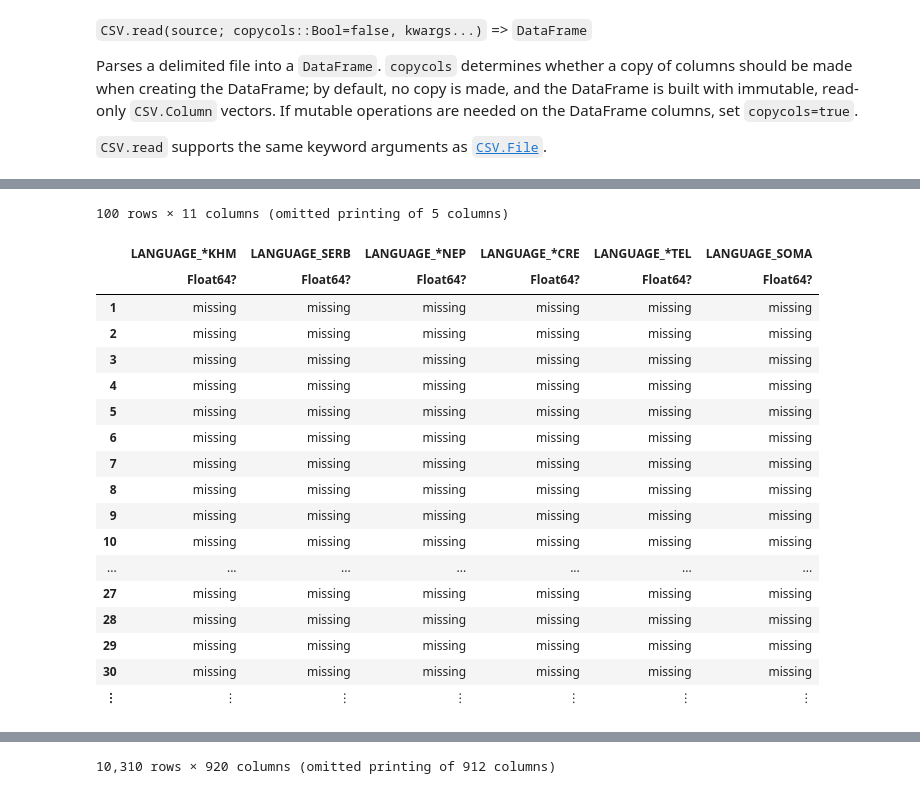
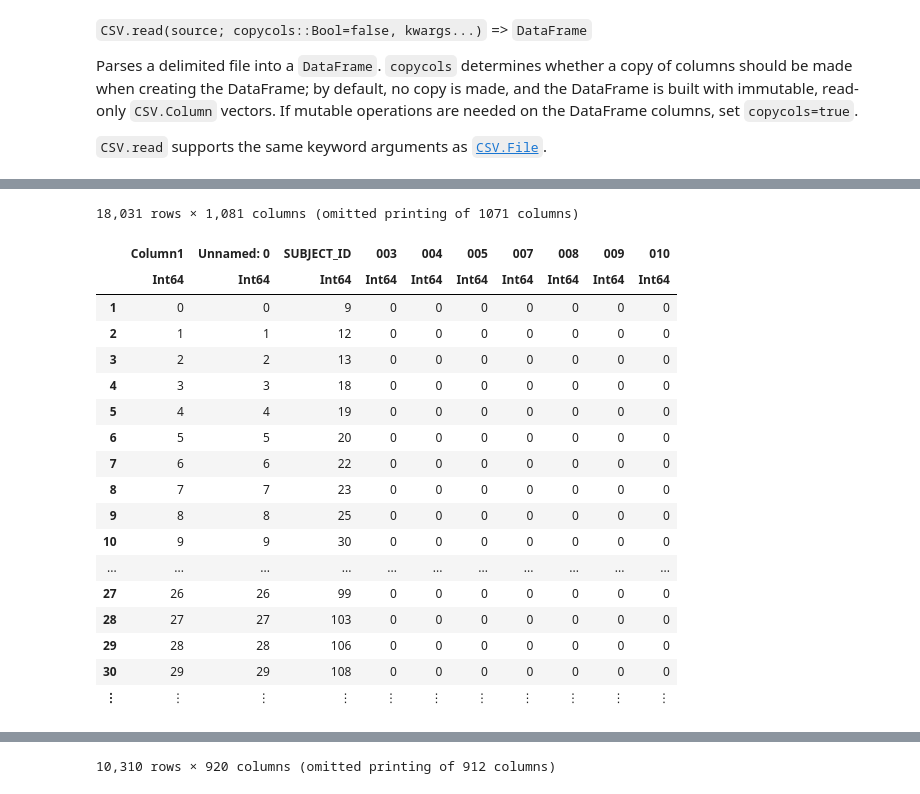
Before and after one commit to kathy908000/Health-Care-Research, a Jupyter notebook: code/glrm_kmeans_hypertension.ipynb, the cells around one changed output, grey strips where cells are left out. Cells and saved outputs as stored; diff of their text form; code cells hidden in the pictures.

```diff
--- a/code/glrm_kmeans_hypertension.ipynb
+++ b/code/glrm_kmeans_hypertension.ipynb
@@ -17,3 +73,25 @@ Parses a delimited file into a `DataFrame`. `copycols` determines whether a copy
+# %%
+hyper = CSV.read("../data/Hypertension_Numerical_Final.csv")
+# %% [output]
+18,031 rows × 1,081 columns (omitted printing of 1071 columns)
+|  | Column1 | Unnamed: 0 | SUBJECT_ID | 003 | 004 | 005 | 007 | 008 | 009 | 010 |
+|  | Int64 | Int64 | Int64 | Int64 | Int64 | Int64 | Int64 | Int64 | Int64 | Int64 |
+| 1 | 0 | 0 | 9 | 0 | 0 | 0 | 0 | 0 | 0 | 0 |
+| 2 | 1 | 1 | 12 | 0 | 0 | 0 | 0 | 0 | 0 | 0 |
+| 3 | 2 | 2 | 13 | 0 | 0 | 0 | 0 | 0 | 0 | 0 |
+| 4 | 3 | 3 | 18 | 0 | 0 | 0 | 0 | 0 | 0 | 0 |
+| 5 | 4 | 4 | 19 | 0 | 0 | 0 | 0 | 0 | 0 | 0 |
+| 6 | 5 | 5 | 20 | 0 | 0 | 0 | 0 | 0 | 0 | 0 |
+| 7 | 6 | 6 | 22 | 0 | 0 | 0 | 0 | 0 | 0 | 0 |
+| 8 | 7 | 7 | 23 | 0 | 0 | 0 | 0 | 0 | 0 | 0 |
+| 9 | 8 | 8 | 25 | 0 | 0 | 0 | 0 | 0 | 0 | 0 |
+| 10 | 9 | 9 | 30 | 0 | 0 | 0 | 0 | 0 | 0 | 0 |
+| ... | ... | ... | ... | ... | ... | ... | ... | ... | ... | ... |
+| 27 | 26 | 26 | 99 | 0 | 0 | 0 | 0 | 0 | 0 | 0 |
+| 28 | 27 | 27 | 103 | 0 | 0 | 0 | 0 | 0 | 0 | 0 |
+| 29 | 28 | 28 | 106 | 0 | 0 | 0 | 0 | 0 | 0 | 0 |
+| 30 | 29 | 29 | 108 | 0 | 0 | 0 | 0 | 0 | 0 | 0 |
+| ⋮ | ⋮ | ⋮ | ⋮ | ⋮ | ⋮ | ⋮ | ⋮ | ⋮ | ⋮ | ⋮ |
 # %%
 imp = CSV.read("../data/Random_Forest_Importance.csv")
 impp = CSV.read("../data/Positive_Random_Forest_Importance.csv")
@@ -27,28 +106,6 @@ hyper
 
 
 #acs = CSV.read("acs_2013_cleaned_trunc.csv"; limit=10000, missingstring="NA");
-# %%
-hyper2[1:100, 1000:1010]
-# %% [output]
-100 rows × 11 columns (omitted printing of 5 columns)
-|  | LANGUAGE_*KHM | LANGUAGE_SERB | LANGUAGE_*NEP | LANGUAGE_*CRE | LANGUAGE_*TEL | LANGUAGE_SOMA |
-|  | Float64? | Float64? | Float64? | Float64? | Float64? | Float64? |
-| 1 | missing | missing | missing | missing | missing | missing |
-| 2 | missing | missing | missing | missing | missing | missing |
-| 3 | missing | missing | missing | missing | missing | missing |
-| 4 | missing | missing | missing | missing | missing | missing |
-| 5 | missing | missing | missing | missing | missing | missing |
-| 6 | missing | missing | missing | missing | missing | missing |
-| 7 | missing | missing | missing | missing | missing | missing |
-| 8 | missing | missing | missing | missing | missing | missing |
-| 9 | missing | missing | missing | missing | missing | missing |
-| 10 | missing | missing | missing | missing | missing | missing |
-| ... | ... | ... | ... | ... | ... | ... |
-| 27 | missing | missing | missing | missing | missing | missing |
-| 28 | missing | missing | missing | missing | missing | missing |
-| 29 | missing | missing | missing | missing | missing | missing |
-| 30 | missing | missing | missing | missing | missing | missing |
-| ⋮ | ⋮ | ⋮ | ⋮ | ⋮ | ⋮ | ⋮ |
 # %%
 hyper[1:100, 1000:1010]
 # %% [output]
```
Also changed, not shown: parts of 51 cells of this notebook.
